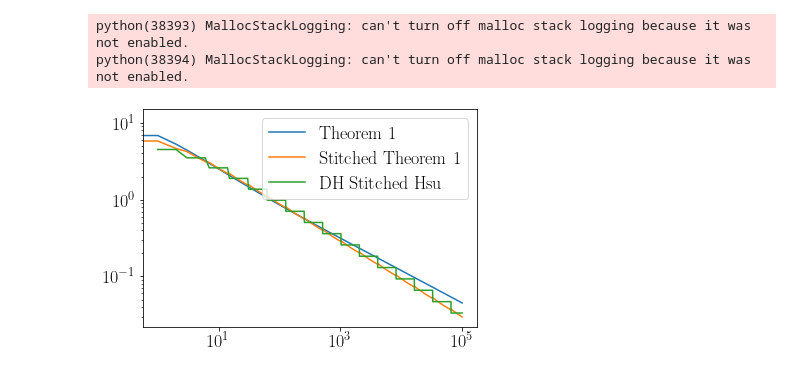
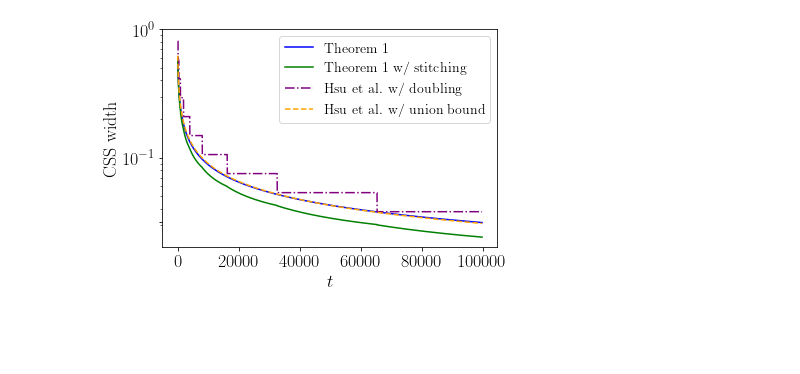
Before and after one commit to bchugg/confidence-spheres, a Jupyter notebook: subG.ipynb, the cells around one changed output. Drawn from its saved outputs; the diff is of its cells as text; code cells hidden in the pictures; blank space fills up the shorter version.

```diff
--- a/subG.ipynb
+++ b/subG.ipynb
@@ -70,20 +118,27 @@ def stitched_subG_css(trSigma, lambdamax, n, r):
 # %%
 alpha = 0.05
 n = 100000
 
-css = subG_css(5, 1, n, np.log(1/alpha))
-stitched_css = stitched_subG_css(5, 1, n, np.log(1/alpha))
-stitched_hsu = stitched_Hsu(5, 5, 1, n, np.log(1/alpha))
+start = 150
 
-plt.plot(css, label='Theorem 1')
-plt.plot(stitched_css, label='Stitched Theorem 1')
-plt.plot(stitched_hsu, label='DH Stitched Hsu')
+css = subG_css(10, 1, n, np.log(1/alpha))
+stitched_css = stitched_subG_css(10, 1, n, np.log(1/alpha))
+stitched_hsu = stitched_Hsu(10, 10, 1, n, np.log(1/alpha))
+hsu_union = hsu_union_bound(10, 10, 1, n, np.log(1/alpha))
+css_union = css_union_bound(10, 1, n, np.log(1/alpha))
 
-plt.legend()
+plt.plot(css[start:], label='Theorem 1', c='blue')
+plt.plot(stitched_css[start:], label='Theorem 1 w/ stitching', ls='-', c='green')
+plt.plot(stitched_hsu[start:], label='Hsu et al. w/ doubling', ls='-.', c='purple')
+plt.plot(hsu_union[start:], label='Hsu et al. w/ union bound', ls='--', c='orange')
 
+
+plt.legend(fontsize=14)
 plt.yscale('log')
-plt.xscale('log')
+plt.ylabel('CSS width')
+plt.xlabel('$t$')
+plt.yticks([10**-1.5, 10**-1, 10**0])
+
+plt.savefig('figures/subG.png', dpi=300, bbox_inches='tight')
 # %% [output]
-python(38393) MallocStackLogging: can't turn off malloc stack logging because it was not enabled.
-python(38394) MallocStackLogging: can't turn off malloc stack logging because it was not enabled.
-[figure, old version]
+[figure, new version]
```
Also changed, not shown: parts of 3 cells of this notebook, 2 other files.
